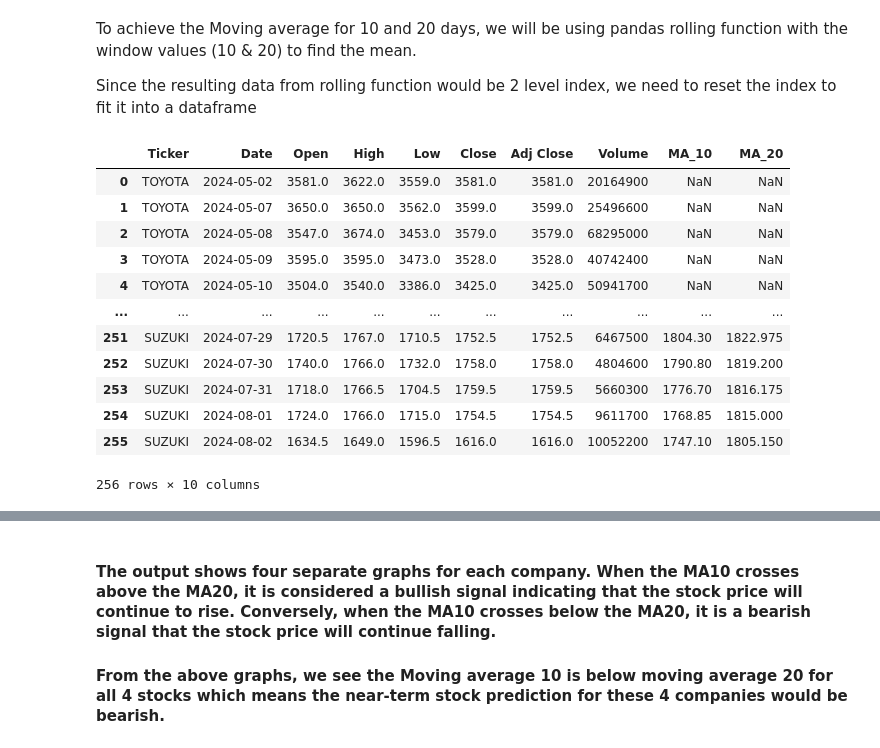
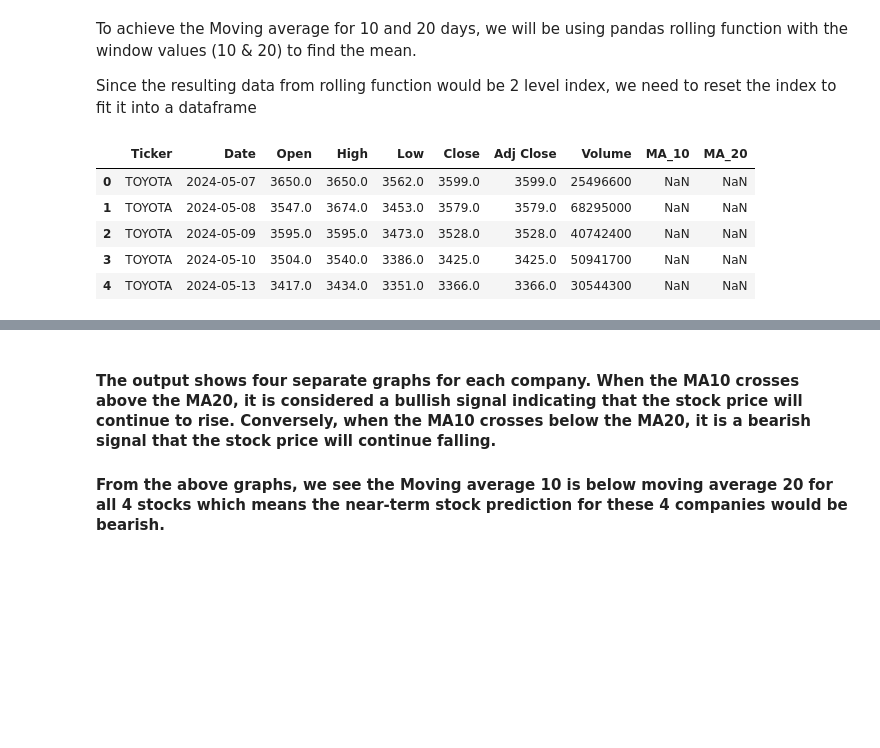
Before and after one commit to Vikas131/Data_Analysis, a Jupyter notebook: Python_Data_Analysis_Projects/Stock_Market_Analysis/Stock_Market_Analysis_EN.ipynb, the cells around one changed output, grey strips where cells are left out. Saved outputs shown, nothing was run; the diff lists cells and outputs as text; code cells hidden in the pictures; blank space fills up the shorter version.

```diff
--- a/Python_Data_Analysis_Projects/Stock_Market_Analysis/Stock_Market_Analysis_EN.ipynb
+++ b/Python_Data_Analysis_Projects/Stock_Market_Analysis/Stock_Market_Analysis_EN.ipynb
@@ -176,21 +161,14 @@ To achieve the Moving average for 10 and 20 days, we will be using pandas rollin
 
 Since the resulting data from rolling function would be 2 level index, we need to reset the index to fit it into a dataframe
 # %%
-stock_df
+stock_df.head()
 # %% [output]
 |  | Ticker | Date | Open | High | Low | Close | Adj Close | Volume | MA_10 | MA_20 |
-| 0 | TOYOTA | 2024-05-02 | 3581.0 | 3622.0 | 3559.0 | 3581.0 | 3581.0 | 20164900 | NaN | NaN |
-| 1 | TOYOTA | 2024-05-07 | 3650.0 | 3650.0 | 3562.0 | 3599.0 | 3599.0 | 25496600 | NaN | NaN |
-| 2 | TOYOTA | 2024-05-08 | 3547.0 | 3674.0 | 3453.0 | 3579.0 | 3579.0 | 68295000 | NaN | NaN |
-| 3 | TOYOTA | 2024-05-09 | 3595.0 | 3595.0 | 3473.0 | 3528.0 | 3528.0 | 40742400 | NaN | NaN |
-| 4 | TOYOTA | 2024-05-10 | 3504.0 | 3540.0 | 3386.0 | 3425.0 | 3425.0 | 50941700 | NaN | NaN |
-| ... | ... | ... | ... | ... | ... | ... | ... | ... | ... | ... |
-| 251 | SUZUKI | 2024-07-29 | 1720.5 | 1767.0 | 1710.5 | 1752.5 | 1752.5 | 6467500 | 1804.30 | 1822.975 |
-| 252 | SUZUKI | 2024-07-30 | 1740.0 | 1766.0 | 1732.0 | 1758.0 | 1758.0 | 4804600 | 1790.80 | 1819.200 |
-| 253 | SUZUKI | 2024-07-31 | 1718.0 | 1766.5 | 1704.5 | 1759.5 | 1759.5 | 5660300 | 1776.70 | 1816.175 |
-| 254 | SUZUKI | 2024-08-01 | 1724.0 | 1766.0 | 1715.0 | 1754.5 | 1754.5 | 9611700 | 1768.85 | 1815.000 |
-| 255 | SUZUKI | 2024-08-02 | 1634.5 | 1649.0 | 1596.5 | 1616.0 | 1616.0 | 10052200 | 1747.10 | 1805.150 |
+| 0 | TOYOTA | 2024-05-07 | 3650.0 | 3650.0 | 3562.0 | 3599.0 | 3599.0 | 25496600 | NaN | NaN |
+| 1 | TOYOTA | 2024-05-08 | 3547.0 | 3674.0 | 3453.0 | 3579.0 | 3579.0 | 68295000 | NaN | NaN |
+| 2 | TOYOTA | 2024-05-09 | 3595.0 | 3595.0 | 3473.0 | 3528.0 | 3528.0 | 40742400 | NaN | NaN |
+| 3 | TOYOTA | 2024-05-10 | 3504.0 | 3540.0 | 3386.0 | 3425.0 | 3425.0 | 50941700 | NaN | NaN |
+| 4 | TOYOTA | 2024-05-13 | 3417.0 | 3434.0 | 3351.0 | 3366.0 | 3366.0 | 30544300 | NaN | NaN |
-256 rows × 10 columns
 # %%
 for ticker, group in stock_df.groupby('Ticker'):
     fig = px.line(group, x='Date', y=['Close', 'MA_10', 'MA_20'],
```
Also changed, not shown: parts of 15 cells of this notebook.
